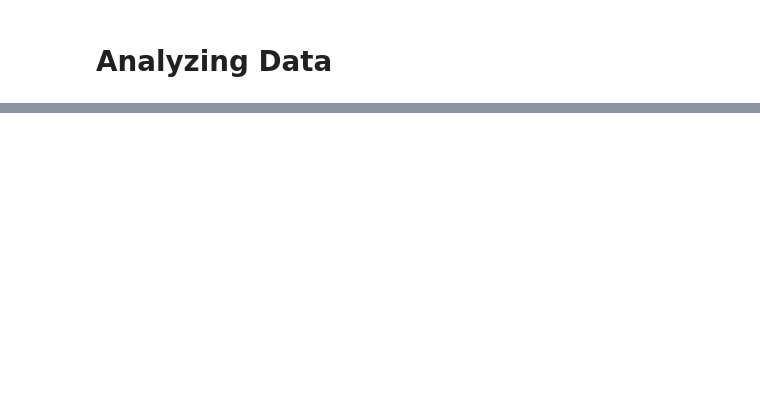
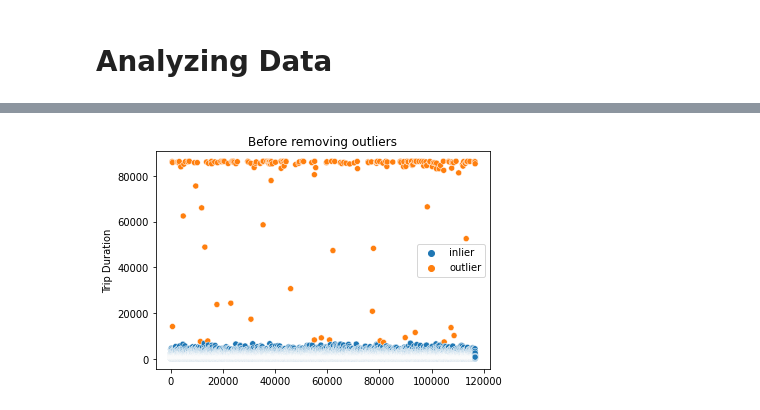
Before and after one commit to EliasEconomou/DataMining2-Travel-Time-Prediction, a Jupyter notebook: DataMining2_Travel_Time_Prediction.ipynb, the cells around one changed output, grey strips where cells are left out. Saved outputs shown, nothing was run; the diff lists cells and outputs as text; code cells hidden in the pictures; blank space fills up the shorter version.

```diff
--- a/DataMining2_Travel_Time_Prediction.ipynb
+++ b/DataMining2_Travel_Time_Prediction.ipynb
@@ -36,2 +43,13 @@ print(train.shape,test.shape,target.shape)
+# %%
+# Choose a subset - percentage of the dataset's rows
+def select_dfsubset(initDF, percentage):
+  numOfRows = initDF.shape[0]
+  newDF = initDF.iloc[:int(percentage*0.01*numOfRows)]
+  return newDF
 # %% [markdown]
 # **Analyzing Data**
+# %%
+# We can choose a subset of our train dataset to analyze
+percentage = 10
+trainDF = select_dfsubset(train,percentage)
+print("Chosen number of tweets is {} - {}% of the given dataset.".format(trainDF.shape[0], percentage))
@@ -37,0 +60,6 @@ print(train.shape,test.shape,target.shape)
+# %%
+# Getting some basic statistics of out dataset with trip duration outliers
+statistics = trainDF.describe()
+tripDurMean = statistics["trip_duration"]["mean"]
+tripDurStd = statistics["trip_duration"]["std"]
+statistics
@@ -37,0 +76,21 @@ print(train.shape,test.shape,target.shape)
+# %%
+# Trip duration outlier is considered to be every value 2 standard deviations
+# away from the mean
+upperOutlier = tripDurMean+2*tripDurStd
+lowerOutlier = tripDurMean-2*tripDurStd
+
+is_outlier = np.where((trainDF.trip_duration >= upperOutlier) | (trainDF.trip_duration <= lowerOutlier),"outlier","inlier")
+# %%
+# x-axis values
+x_values = range(trainDF.trip_duration.shape[0])
+
+# y-axis values
+y_values = trainDF.trip_duration
+
+plotWithOutliers = sns.scatterplot(data=y_values,
+                                   y=y_values,
+                                   x=x_values,
+                                   hue=is_outlier).set(title="Before removing outliers",
+                                                       ylabel = "Trip Duration")
+# %% [output]
+[figure, added]
```
Also changed, not shown: parts of 11 cells of this notebook.
